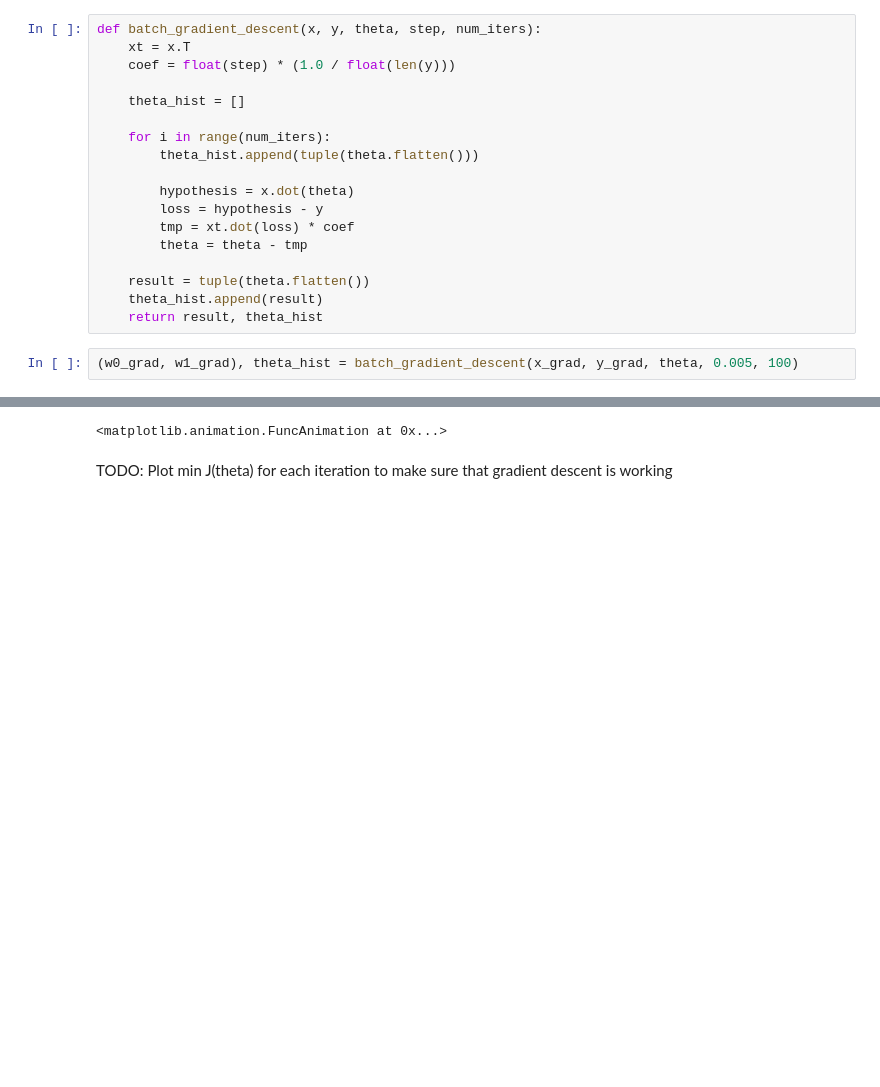
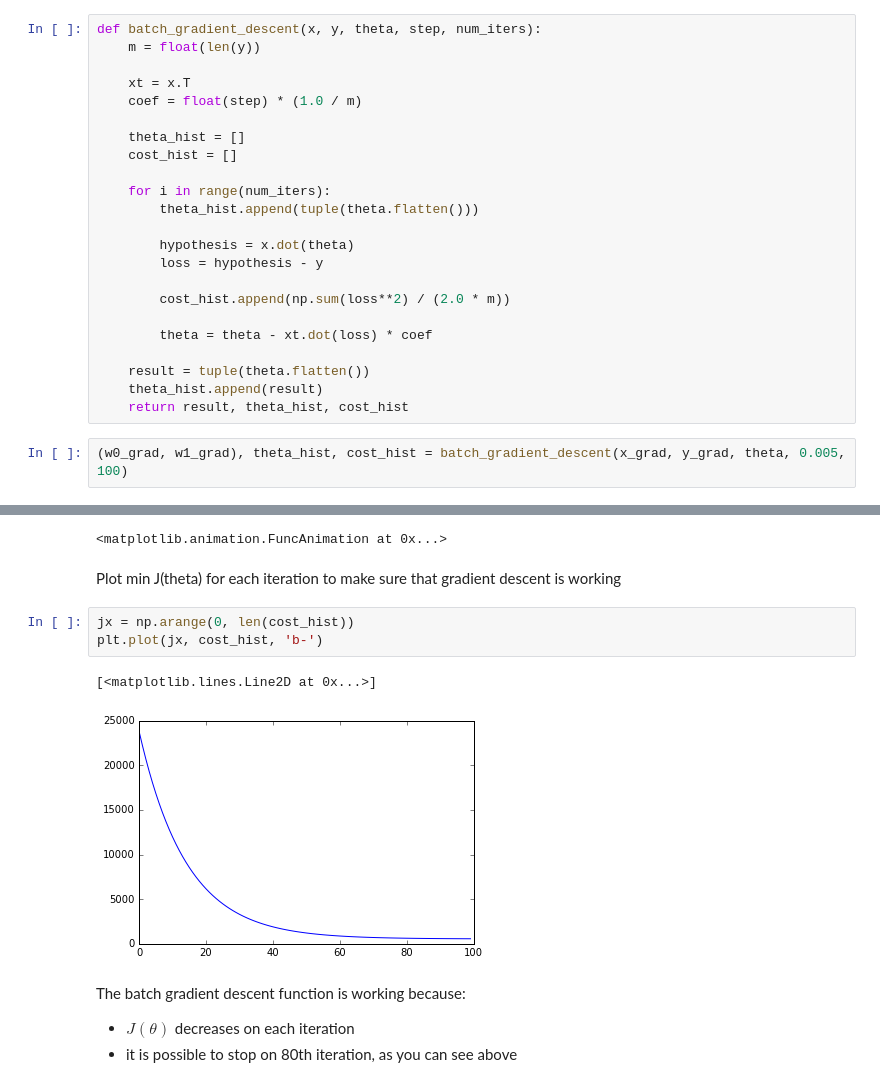
Before and after one commit to adolgikh/dataholic, a Jupyter notebook: examples/lin_sample/lib_reg.ipynb, the cells around one changed output, grey strips where cells are left out. Cells and saved outputs as stored; diff of their text form; blank space fills up the shorter version.

Commit message:
J(theta) plot has been added

```diff
--- a/examples/lin_sample/lib_reg.ipynb
+++ b/examples/lin_sample/lib_reg.ipynb
@@ -57,23 +78,28 @@ theta = np.zeros(shape=(2, 1))
 # %%
 def batch_gradient_descent(x, y, theta, step, num_iters):
+    m = float(len(y))
+
     xt = x.T
-    coef = float(step) * (1.0 / float(len(y)))
+    coef = float(step) * (1.0 / m)
 
     theta_hist = []
+    cost_hist = []
 
     for i in range(num_iters):
         theta_hist.append(tuple(theta.flatten()))
 
         hypothesis = x.dot(theta)
         loss = hypothesis - y
-        tmp = xt.dot(loss) * coef
-        theta = theta - tmp
+
+        cost_hist.append(np.sum(loss**2) / (2.0 * m))
+
+        theta = theta - xt.dot(loss) * coef
 
     result = tuple(theta.flatten())
     theta_hist.append(result)
-    return result, theta_hist
+    return result, theta_hist, cost_hist
 # %%
-(w0_grad, w1_grad), theta_hist = batch_gradient_descent(x_grad, y_grad, theta, 0.005, 100)
+(w0_grad, w1_grad), theta_hist, cost_hist = batch_gradient_descent(x_grad, y_grad, theta, 0.005, 100)
 # %%
 grad_fit_func = w1_grad * x[:, 0] + w0_grad
 # %%
@@ -95,4 +121,14 @@ animation.FuncAnimation(fig, grad_anim, init_func=grad_anim_init, frames=len(the
 # %% [output]
 <matplotlib.animation.FuncAnimation at 0x...>
 # %% [markdown]
-TODO: Plot min J(theta) for each iteration to make sure that gradient descent is working
+Plot min J(theta) for each iteration to make sure that gradient descent is working
+# %%
+jx = np.arange(0, len(cost_hist))
+plt.plot(jx, cost_hist, 'b-')
+# %% [output]
+[<matplotlib.lines.Line2D at 0x...>]
+[figure, added]
+# %% [markdown]
+The batch gradient descent function is working because:
+- $J(\theta{})$ decreases on each iteration
+- it is possible to stop on 80th iteration, as you can see above
```
Also changed, not shown: parts of 1 cell of this notebook.
